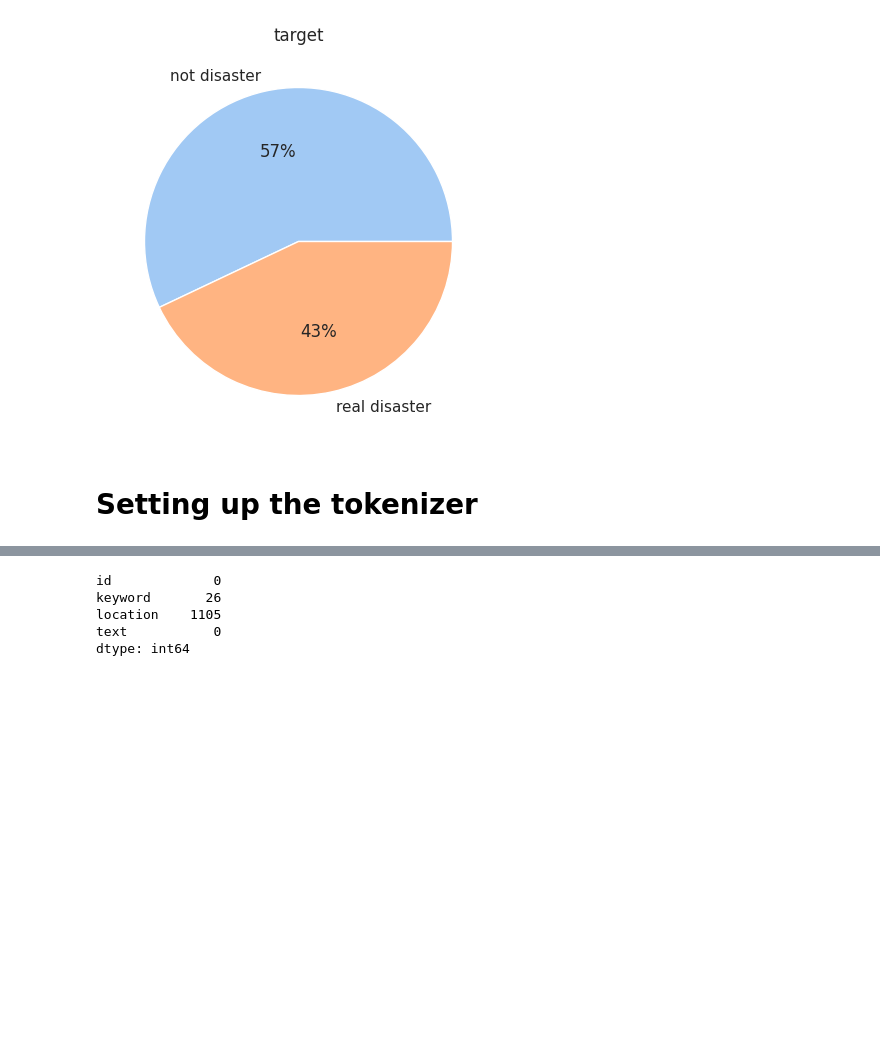
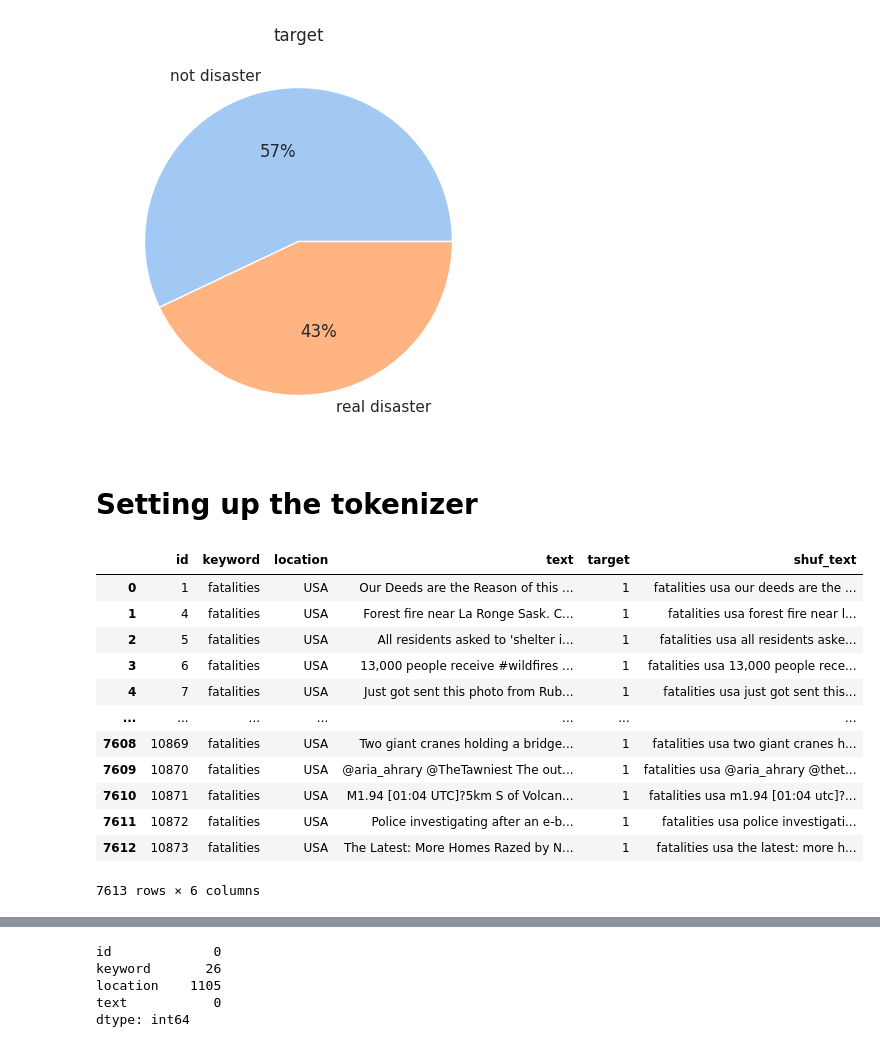
Before and after one commit to EgorAndrik/NLP-Disaster-Tweets, a Jupyter notebook: nlp-with-disaster-tweets.ipynb, the cells around one changed output, grey strips where cells are left out. Drawn from its saved outputs; the diff is of its cells as text; code cells hidden in the pictures; blank space fills up the shorter version.

```diff
--- a/nlp-with-disaster-tweets.ipynb
+++ b/nlp-with-disaster-tweets.ipynb
@@ -153,0 +190,16 @@ data['shuf_text'] = list(map(lambda x: ' '.join(x), data[['keyword', 'location',
+# %%
+data
+# %% [output]
+|  | id | keyword | location | text | target | shuf_text |
+| 0 | 1 | fatalities | USA | Our Deeds are the Reason of this ... | 1 | fatalities usa our deeds are the ... |
+| 1 | 4 | fatalities | USA | Forest fire near La Ronge Sask. C... | 1 | fatalities usa forest fire near l... |
+| 2 | 5 | fatalities | USA | All residents asked to 'shelter i... | 1 | fatalities usa all residents aske... |
+| 3 | 6 | fatalities | USA | 13,000 people receive #wildfires ... | 1 | fatalities usa 13,000 people rece... |
+| 4 | 7 | fatalities | USA | Just got sent this photo from Rub... | 1 | fatalities usa just got sent this... |
+| ... | ... | ... | ... | ... | ... | ... |
+| 7608 | 10869 | fatalities | USA | Two giant cranes holding a bridge... | 1 | fatalities usa two giant cranes h... |
+| 7609 | 10870 | fatalities | USA | @aria_ahrary @TheTawniest The out... | 1 | fatalities usa @aria_ahrary @thet... |
+| 7610 | 10871 | fatalities | USA | M1.94 [01:04 UTC]?5km S of Volcan... | 1 | fatalities usa m1.94 [01:04 utc]?... |
+| 7611 | 10872 | fatalities | USA | Police investigating after an e-b... | 1 | fatalities usa police investigati... |
+| 7612 | 10873 | fatalities | USA | The Latest: More Homes Razed by N... | 1 | fatalities usa the latest: more h... |
+7613 rows × 6 columns
```
Also changed, not shown: parts of 44 cells of this notebook.
